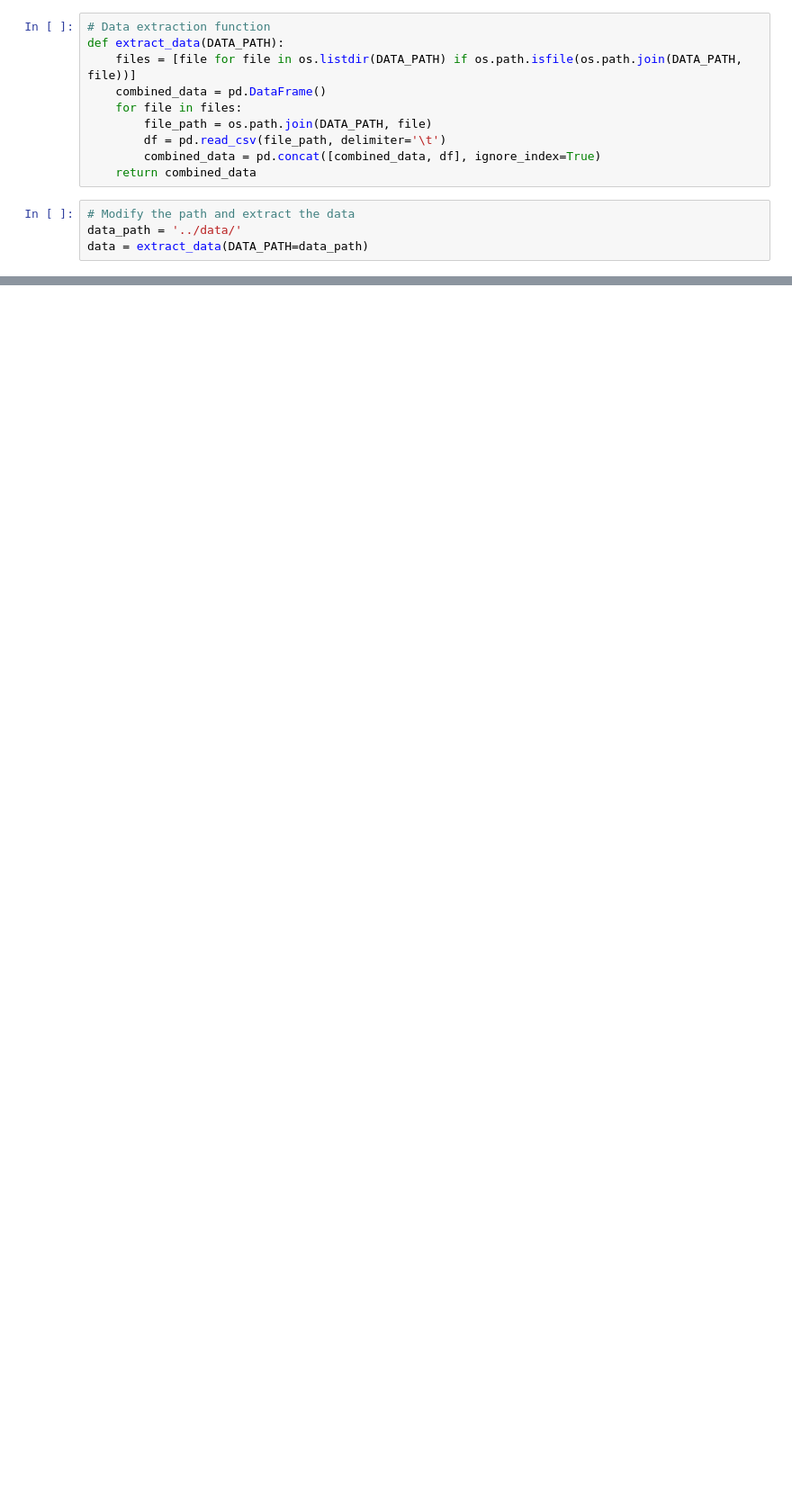
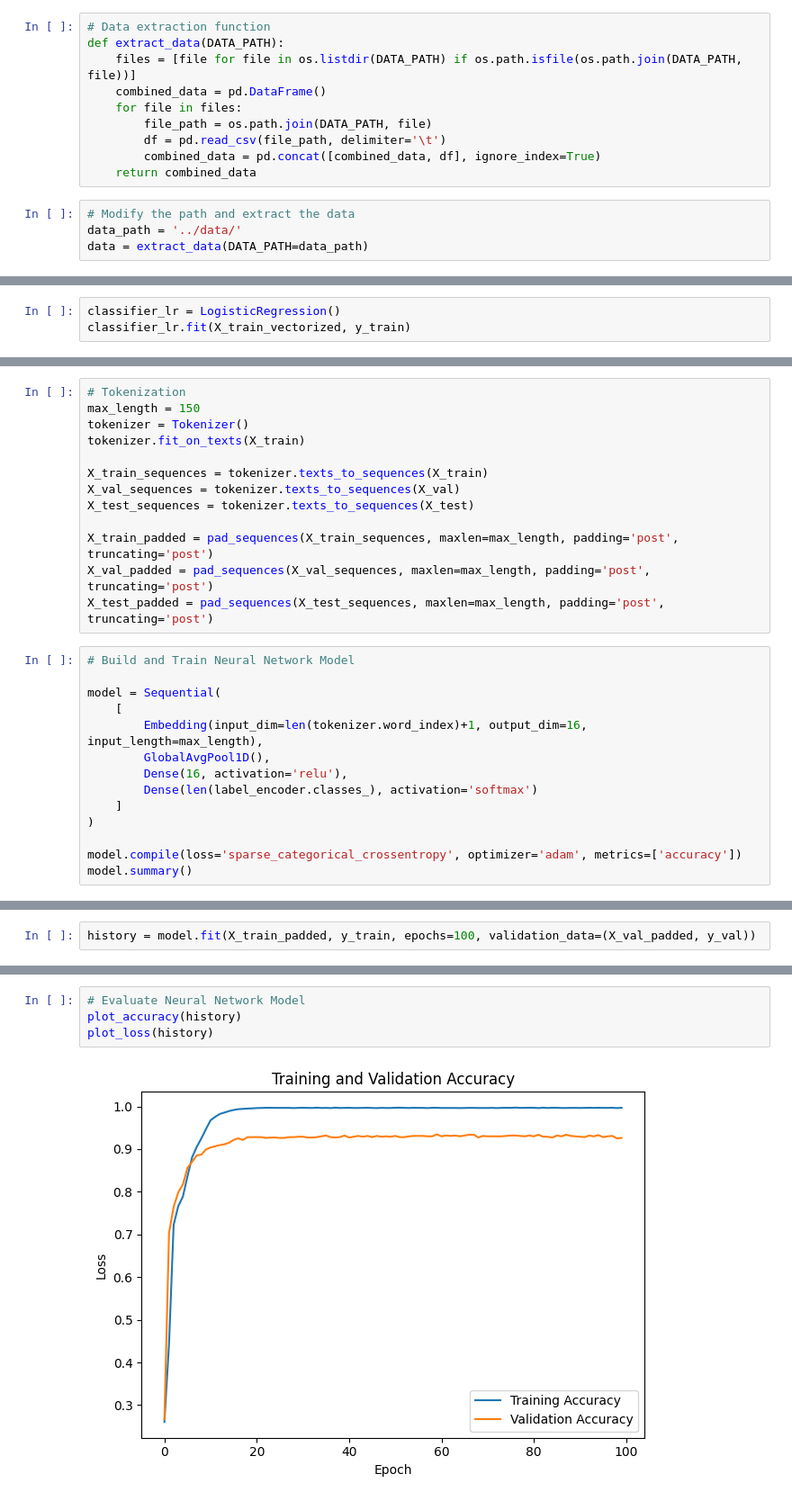
Before and after one commit to abdulmunimjemal/afaan-oromoo-news-classification-system, a Jupyter notebook: models/train_model.ipynb, the cells around one changed output, grey strips where cells are left out. Shown: that part at 90% size. Cells and saved outputs as stored; diff of their text form; blank space fills up the shorter version.

Commit message:
Added: Model training notebook

```diff
--- a/models/train_model.ipynb
+++ b/models/train_model.ipynb
@@ -90,0 +150,3 @@ NameError: name 'preprocessor' is not defined
+# %%
+classifier_lr = LogisticRegression()
+classifier_lr.fit(X_train_vectorized, y_train)
@@ -90,0 +170,27 @@ NameError: name 'preprocessor' is not defined
+# %%
+# Tokenization
+max_length = 150
+tokenizer = Tokenizer()
+tokenizer.fit_on_texts(X_train)
+
+X_train_sequences = tokenizer.texts_to_sequences(X_train)
+X_val_sequences = tokenizer.texts_to_sequences(X_val)
+X_test_sequences = tokenizer.texts_to_sequences(X_test)
+
+X_train_padded = pad_sequences(X_train_sequences, maxlen=max_length, padding='post', truncating='post')
+X_val_padded = pad_sequences(X_val_sequences, maxlen=max_length, padding='post', truncating='post')
+X_test_padded = pad_sequences(X_test_sequences, maxlen=max_length, padding='post', truncating='post')
+# %%
+# Build and Train Neural Network Model
+
+model = Sequential(
+    [
+        Embedding(input_dim=len(tokenizer.word_index)+1, output_dim=16, input_length=max_length),
+        GlobalAvgPool1D(),
+        Dense(16, activation='relu'),
+        Dense(len(label_encoder.classes_), activation='softmax')
+    ]
+)
+
+model.compile(loss='sparse_categorical_crossentropy', optimizer='adam', metrics=['accuracy'])
+model.summary()
@@ -90,0 +216,2 @@ NameError: name 'preprocessor' is not defined
+# %%
+history = model.fit(X_train_padded, y_train, epochs=100, validation_data=(X_val_padded, y_val))
@@ -90,0 +236,6 @@ NameError: name 'preprocessor' is not defined
+# %%
+# Evaluate Neural Network Model
+plot_accuracy(history)
+plot_loss(history)
+# %% [output]
+[figure, added]
```
Also changed, not shown: parts of 30 cells of this notebook.
